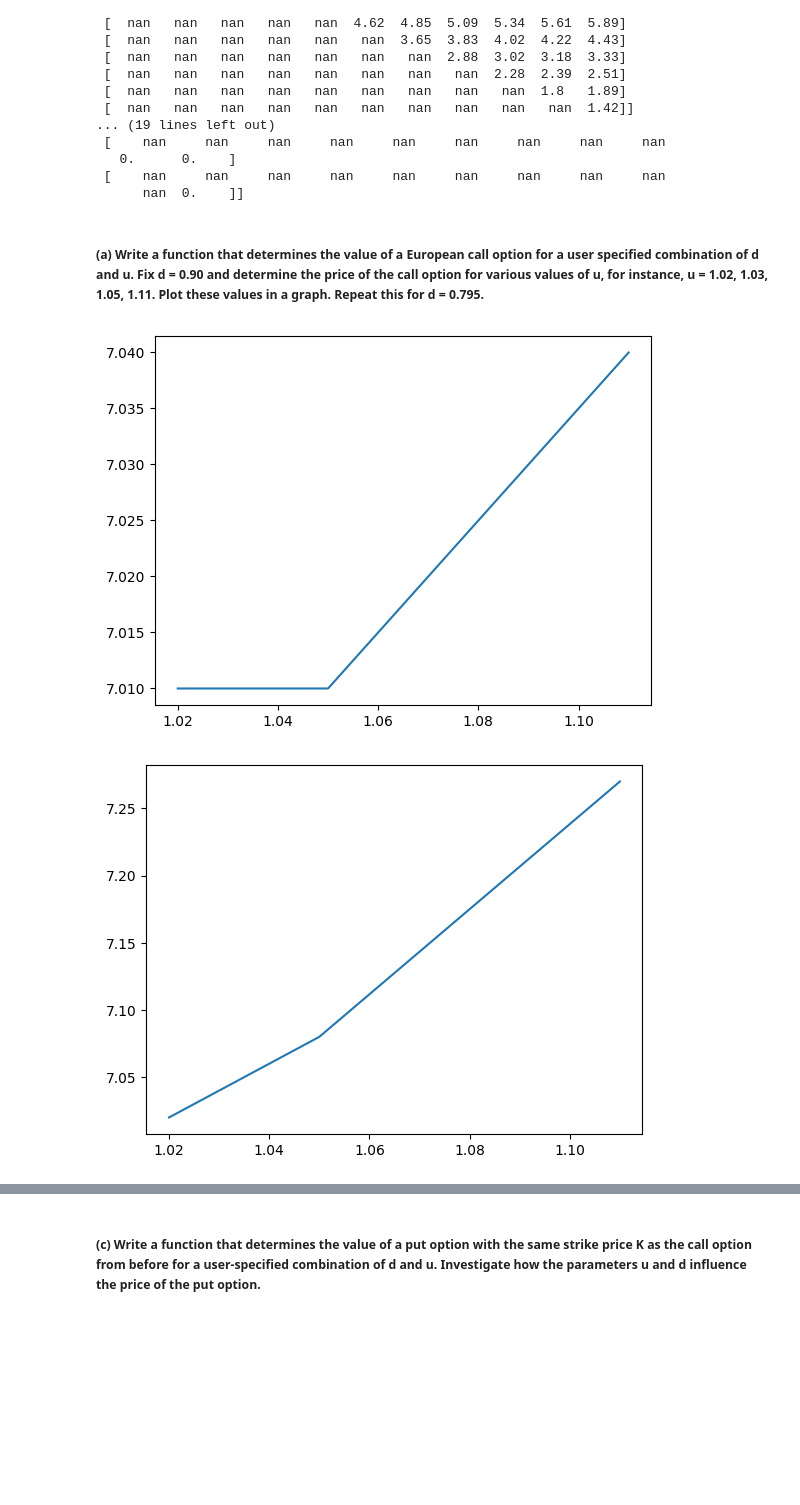
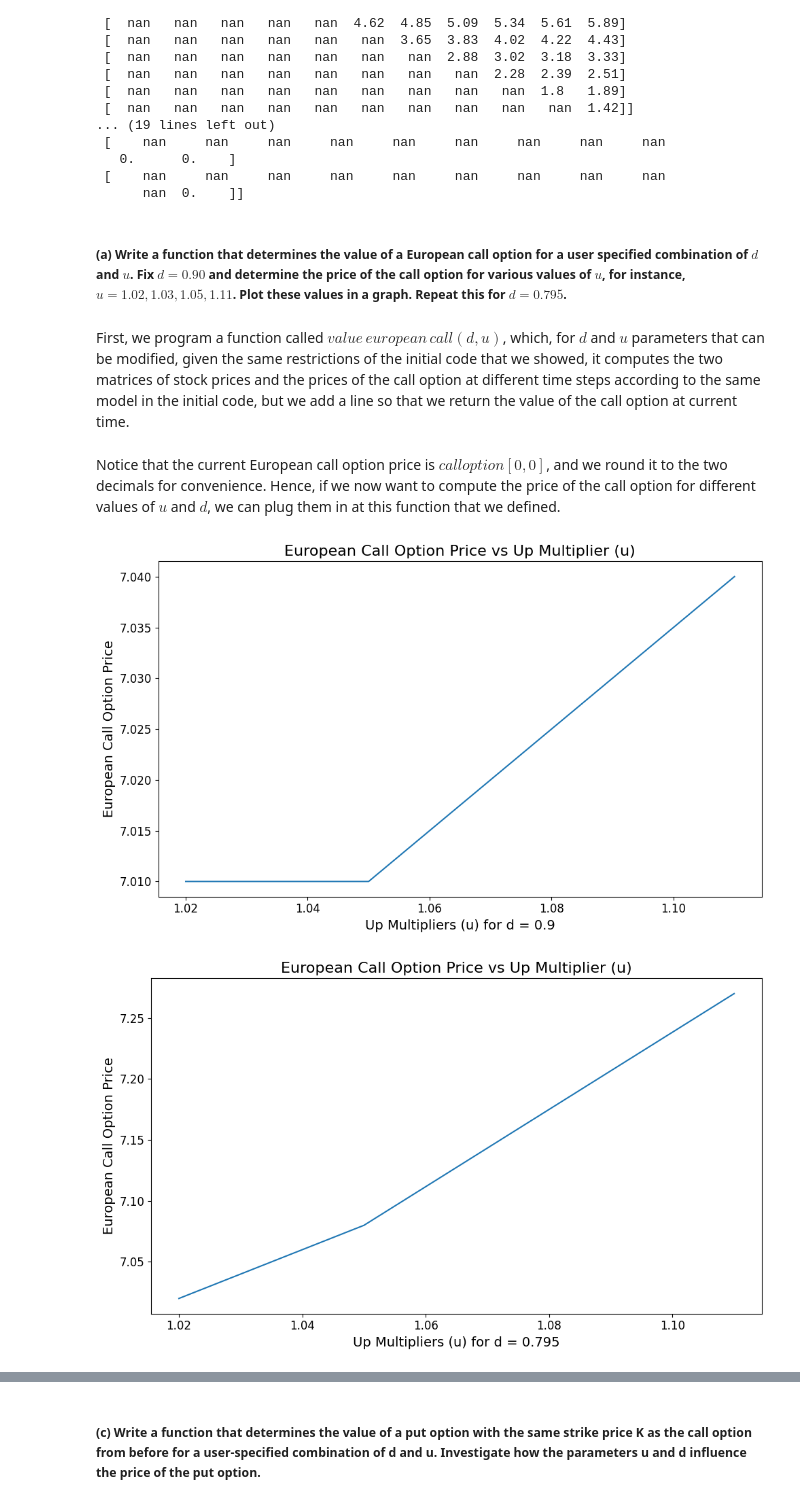
Before and after one commit to andreuboix/Stochastic-Processes-For-Finance, a Jupyter notebook: Assignment1_SPF.ipynb, the cells around one changed output, grey strips where cells are left out. Cells and saved outputs as stored; diff of their text form; code cells hidden in the pictures; blank space fills up the shorter version.

Commit message:
fix for the first assignment

```diff
--- a/Assignment1_SPF.ipynb
+++ b/Assignment1_SPF.ipynb
@@ -104,7 +112,9 @@ Stock prices:
  [    nan     nan     nan     nan     nan     nan     nan     nan     nan
       nan  0.    ]]
 # %% [markdown]
-##### (a) Write a function that determines the value of a European call option for a user specified combination of d and u. Fix d = 0.90 and determine the price of the call option for various values of u, for instance, u = 1.02, 1.03, 1.05, 1.11. Plot these values in a graph. Repeat this for d = 0.795.
+##### (a) Write a function that determines the value of a European call option for a user specified combination of $d$ and $u$. Fix $d = 0.90$ and determine the price of the call option for various values of $u$, for instance, $u = 1.02, 1.03, 1.05, 1.11$. Plot these values in a graph. Repeat this for $d = 0.795$.
+# %% [markdown]
+First, we program a function called $value\,european\,call(d, u)$, which, for $d$ and $u$ parameters that can be modified, given the same restrictions of the initial code that we showed, it computes the two matrices of stock prices and the prices of the call option at different time steps according to the same model in the initial code, but we add a line so that we return the value of the call option at current time.
 # %%
 def value_european_call(d,u):
     s = 15 # stock price at time 0 in euro
@@ -128,22 +138,31 @@ def value_european_call(d,u):
         for i in range(0,j+1):
             calloption[i,j] = (q*calloption[i,j+1]+(1-q)*calloption[i+1,j+1])/(1+r1)
     return np.round(calloption[0,0],2) # Value of the option contract at time 0
+# %% [markdown]
+Notice that the current European call option price is $calloption[0,0]$, and we round it to the two decimals for convenience. Hence, if we now want to compute the price of the call option for different values of $u$ and $d$, we can plug them in at this function that we defined.
 # %%
 import matplotlib.pyplot as plt
 
 def plot_in_function_of_u(d):
     X = np.array([1.02, 1.03, 1.05, 1.11])
     Y = np.array([])
     for x in X:
         Y = np.append(Y, value_european_call(d,x))
-
+    plt.figure(figsize=(10,6))
     plt.plot(X,Y)
+    plt.title('European Call Option Price vs Up Multiplier (u)', fontsize=16)
+    plt.xlabel('Up Multipliers (u) for d = ' + str(d) + '', fontsize=14)
+    plt.ylabel('European Call Option Price', fontsize=14)
+    plt.xticks(fontsize=12)
+    plt.yticks(fontsize=12)
+    plt.tight_layout()
     plt.show()
     return X,Y
 
+
 X_90, Y_90 = plot_in_function_of_u(d=0.90)
 X_795, Y_795 = plot_in_function_of_u(d=0.795)
 # %% [output]
-[figure, old version]
+[figure, new version]
-[figure, old version]
+[figure, new version]
 # %% [markdown]
```
Also changed, not shown: parts of 12 cells of this notebook.
